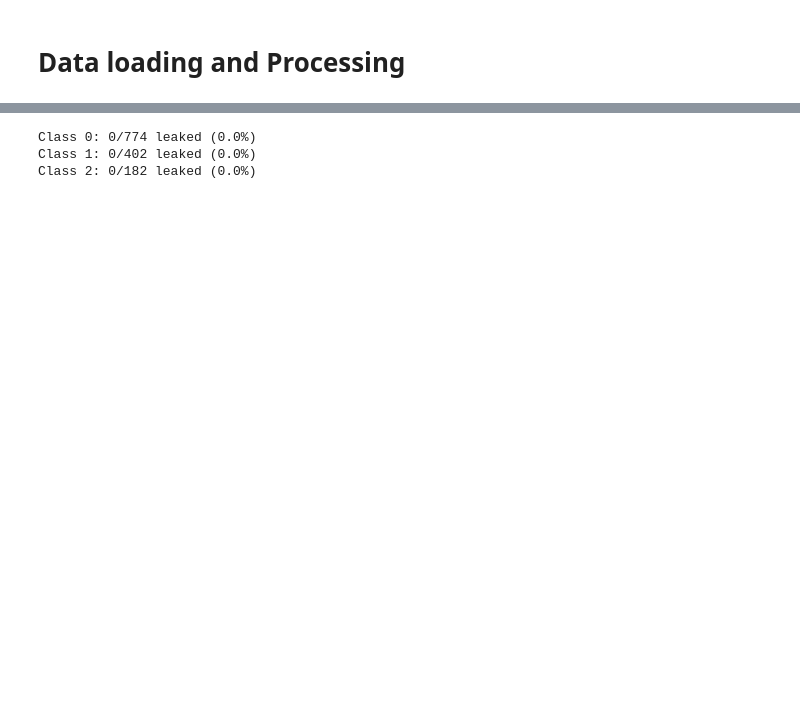
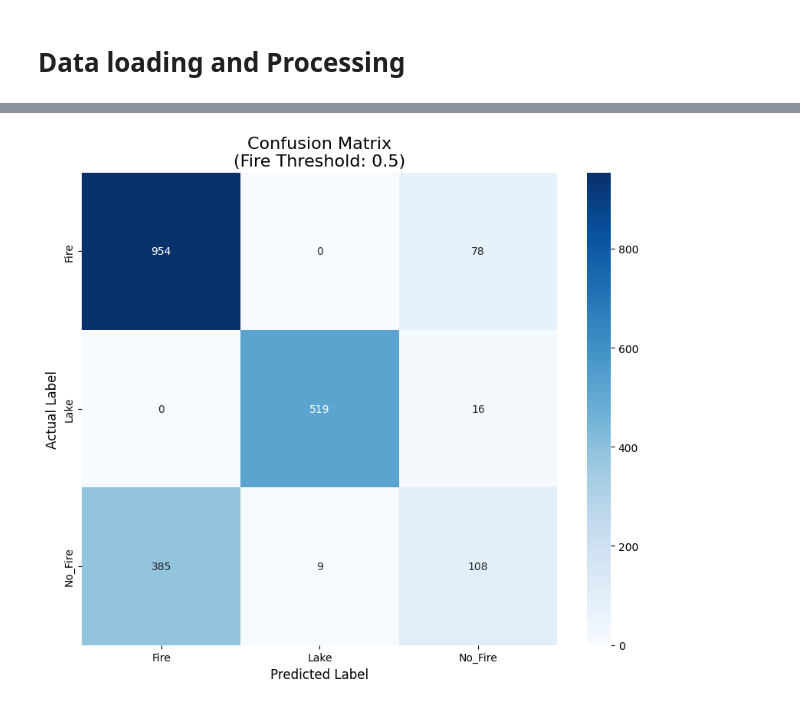
Before and after one commit to JaadTaymani/PHAS0056, a Jupyter notebook: D_Ternary.ipynb, the cells around one changed output, grey strips where cells are left out. Cells and saved outputs as stored; diff of their text form; code cells hidden in the pictures; blank space fills up the shorter version.

```diff
--- a/D_Ternary.ipynb
+++ b/D_Ternary.ipynb
@@ -132,13 +175,15 @@ def compute_class_weights_Tri(ds):
 # %%
+# 1. Training Dataset - Use 'train_p' and 'train_l'
 train_ds = (
-    tf.data.Dataset.from_tensor_slices((tr_p, tr_l))
-    .shuffle(len(tr_p), seed=Random_seed)
+    tf.data.Dataset.from_tensor_slices((train_p, train_l))
+    .shuffle(len(train_p), seed=Random_seed)
     .map(load_and_preprocess, num_parallel_calls=tf.data.AUTOTUNE)
     .map(augment, num_parallel_calls=tf.data.AUTOTUNE)
     .batch(Batch)
     .prefetch(tf.data.AUTOTUNE)
 )
 
+# 2. Validation Dataset - (val_p and val_l are usually correct)
 val_ds = (
     tf.data.Dataset.from_tensor_slices((val_p, val_l))
     .map(load_and_preprocess, num_parallel_calls=tf.data.AUTOTUNE)
@@ -148,8 +193,9 @@ val_ds = (
     .prefetch(tf.data.AUTOTUNE)
 )
 
+# 3. Test Dataset - Use 'test_p' and 'test_l' (Fixed te_p -> test_p)
 test_ds = (
-    tf.data.Dataset.from_tensor_slices((te_p, te_l))
+    tf.data.Dataset.from_tensor_slices((test_p, test_l))
     .map(load_and_preprocess, num_parallel_calls=tf.data.AUTOTUNE)
     .map(normalize, num_parallel_calls=tf.data.AUTOTUNE)
     .batch(Batch)
@@ -157,10 +203,12 @@ test_ds = (
     .prefetch(tf.data.AUTOTUNE)
 )
 
-# For class weights, build a plain dataset from tr_p/tr_l (no augment)
+# 4. Raw Dataset for Weights - Use 'train_p' and 'train_l' (Fixed tr_p -> train_p)
 train_raw_for_weights = (
-    tf.data.Dataset.from_tensor_slices((tr_p, tr_l))
+    tf.data.Dataset.from_tensor_slices((train_p, train_l))
     .map(load_and_preprocess, num_parallel_calls=tf.data.AUTOTUNE)
 )
+
+# Calculate weights
 class_weights = compute_class_weights_Tri(train_raw_for_weights)
 # %% [output]
@@ -293,23 +342,27 @@ weighted avg       0.89      0.81      0.83      1358
-# %%
-def check_leakage_by_class(tr_p, tr_l, te_p, te_l):
-    train_hashes = {}
-    for p, l in zip(tr_p, tr_l):
-        with Image.open(p) as img:
-            h = str(imagehash.phash(img))
-            train_hashes[h] = l
-
-    for cls in np.unique(te_l):
-        cls_paths = [p for p, l in zip(te_p, te_l) if l == cls]
-        leak = 0
-        for p in cls_paths:
-            with Image.open(p) as img:
-                h = str(imagehash.phash(img))
-                if h in train_hashes:
-                    leak += 1
-        print(f"Class {cls}: {leak}/{len(cls_paths)} leaked ({100*leak/len(cls_paths):.1f}%)")
-
-check_leakage_by_class(tr_p, tr_l, te_p, te_l)
-# %% [output]
-Class 0: 0/774 leaked (0.0%)
-Class 1: 0/402 leaked (0.0%)
-Class 2: 0/182 leaked (0.0%)
+# %%
+import seaborn as sns
+import matplotlib.pyplot as plt
+
+# 1. Generate the confusion matrix using your final_preds
+cm = confusion_matrix(true_labels, final_preds)
+
+# 2. Set up the figure
+plt.figure(figsize=(10, 8))
+
+# 3. Create the heatmap
+sns.heatmap(
+    cm,
+    annot=True,          # Put the numbers in the boxes
+    fmt='d',             # Use integers instead of scientific notation
+    cmap='Blues',        # Color theme
+    xticklabels=['Fire', 'Lake', 'No_Fire'],
+    yticklabels=['Fire', 'Lake', 'No_Fire']
+)
+
+# 4. Add labels and title
+plt.title(f'Confusion Matrix\n(Fire Threshold: {FIRE_THRESHOLD})', fontsize=16)
+plt.ylabel('Actual Label', fontsize=12)
+plt.xlabel('Predicted Label', fontsize=12)
+plt.show()
+# %% [output]
+[figure, added]
```
Also changed, not shown: parts of 13 cells of this notebook, 2 other files.
